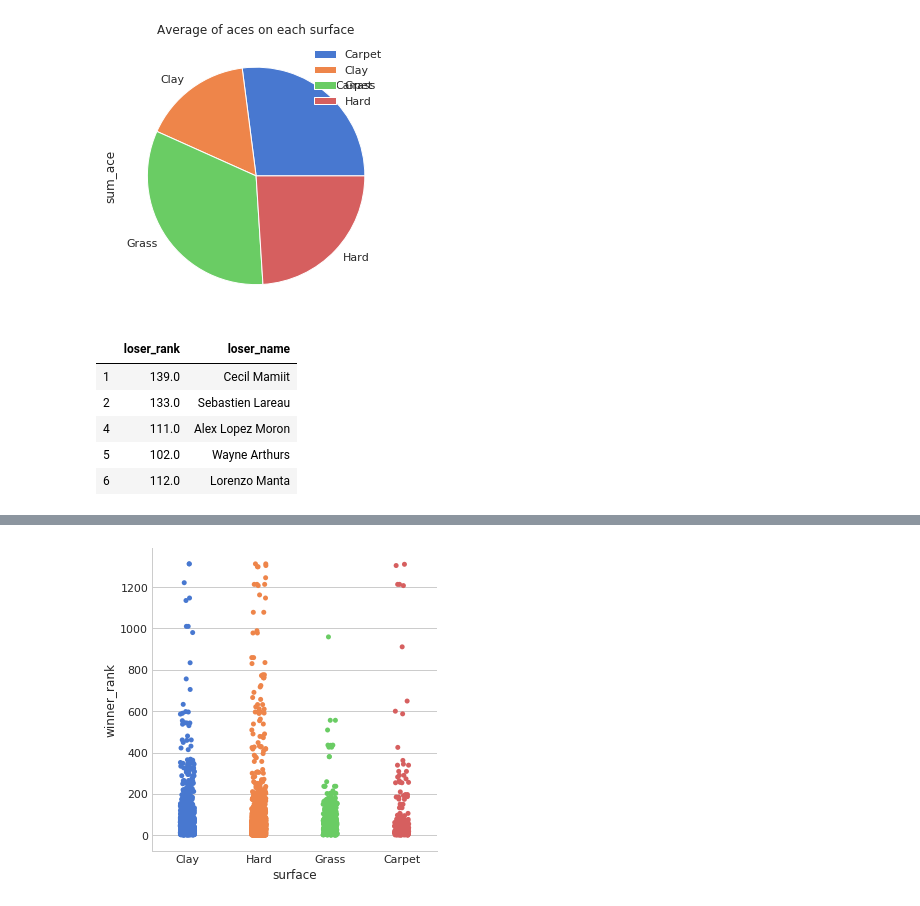
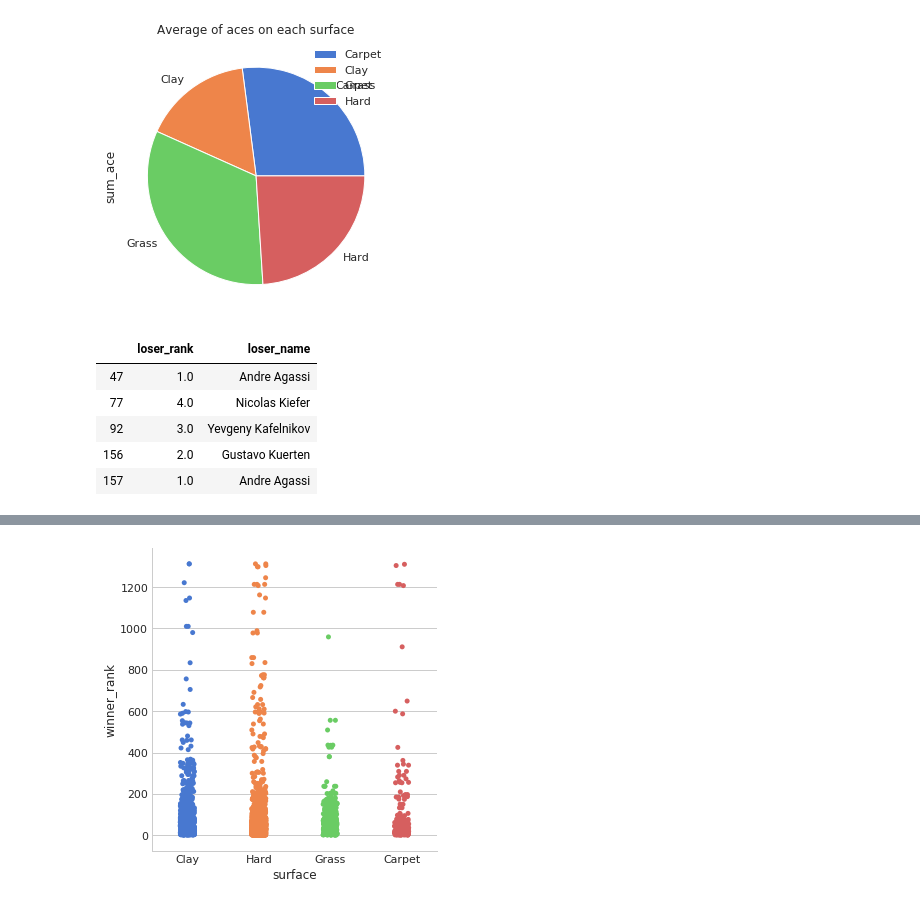
Before and after one commit to tomasojea/Tennis-EDA, a Jupyter notebook: experimentation_EDA.ipynb, the cells around one changed output, grey strips where cells are left out. Cells and saved outputs as stored; diff of their text form; code cells hidden in the pictures.

```diff
--- a/experimentation_EDA.ipynb
+++ b/experimentation_EDA.ipynb
@@ -168,16 +184,16 @@ w_ace_by_surface.plot('surface','sum_ace', kind='pie', title='Average of aces on
 # %%
 l_w_ranks = df[['loser_rank', 'loser_name']]
 
-aa = l_w_ranks[l_w_ranks["loser_rank"] > 100]
+aa = l_w_ranks[l_w_ranks["loser_rank"] < 10]
 
 aa.head()
 # %% [output]
 |  | loser_rank | loser_name |
-| 1 | 139.0 | Cecil Mamiit |
-| 2 | 133.0 | Sebastien Lareau |
-| 4 | 111.0 | Alex Lopez Moron |
-| 5 | 102.0 | Wayne Arthurs |
-| 6 | 112.0 | Lorenzo Manta |
+| 47 | 1.0 | Andre Agassi |
+| 77 | 4.0 | Nicolas Kiefer |
+| 92 | 3.0 | Yevgeny Kafelnikov |
+| 156 | 2.0 | Gustavo Kuerten |
+| 157 | 1.0 | Andre Agassi |
 # %%
 # average minutes per surface
 match_length_by_surf = df.groupby('surface', as_index = False)['minutes'].mean()
```
Also changed, not shown: parts of 20 cells of this notebook.
